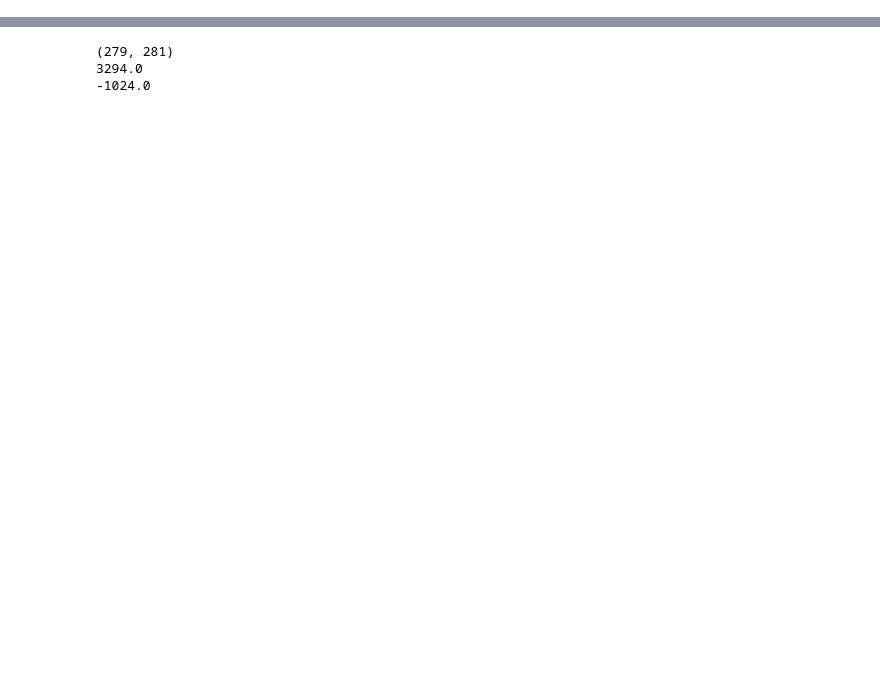
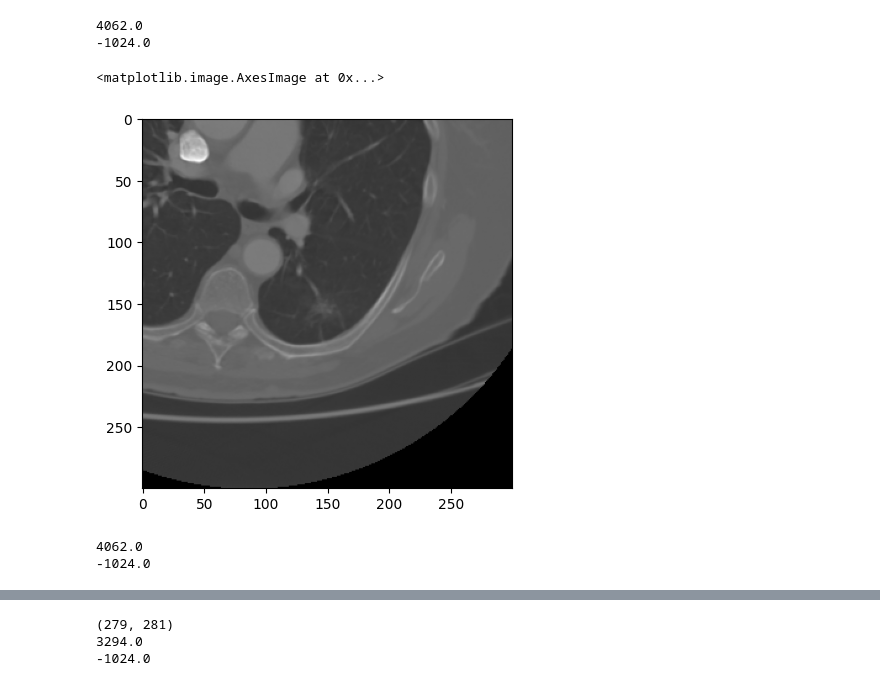
Before and after one commit to minhminh2k/3D-SegClass-Medical, a Jupyter notebook: notebooks/data.ipynb, the cells around one changed output, grey strips where cells are left out. Cells and saved outputs as stored; diff of their text form; code cells hidden in the pictures; blank space fills up the shorter version.

Commit message:
Trainable LIDC 3D

```diff
--- a/notebooks/data.ipynb
+++ b/notebooks/data.ipynb
@@ -35,0 +55,17 @@ def load_dcom(file_path: str):
+# %%
+a = load_npy('/data/hpc/dqm/data/segment_data/Image/LIDC-IDRI-0001/0001_NI000_slice000.npy')
+print(a.max())
+print(a.min())
+plt.imshow(a, cmap='gray')
+# %% [output]
+4062.0
+-1024.0
+<matplotlib.image.AxesImage at 0x...>
+[figure, added]
+# %%
+a_3d = load_npy('/data/hpc/dqm/lidc-preprocessing/data/Image/LIDC-IDRI-0001/0001_NI001.npy')
+print(a.max())
+print(a.min())
+# %% [output]
+4062.0
+-1024.0
```
Also changed, not shown: parts of 11 cells of this notebook, 20 other files.
